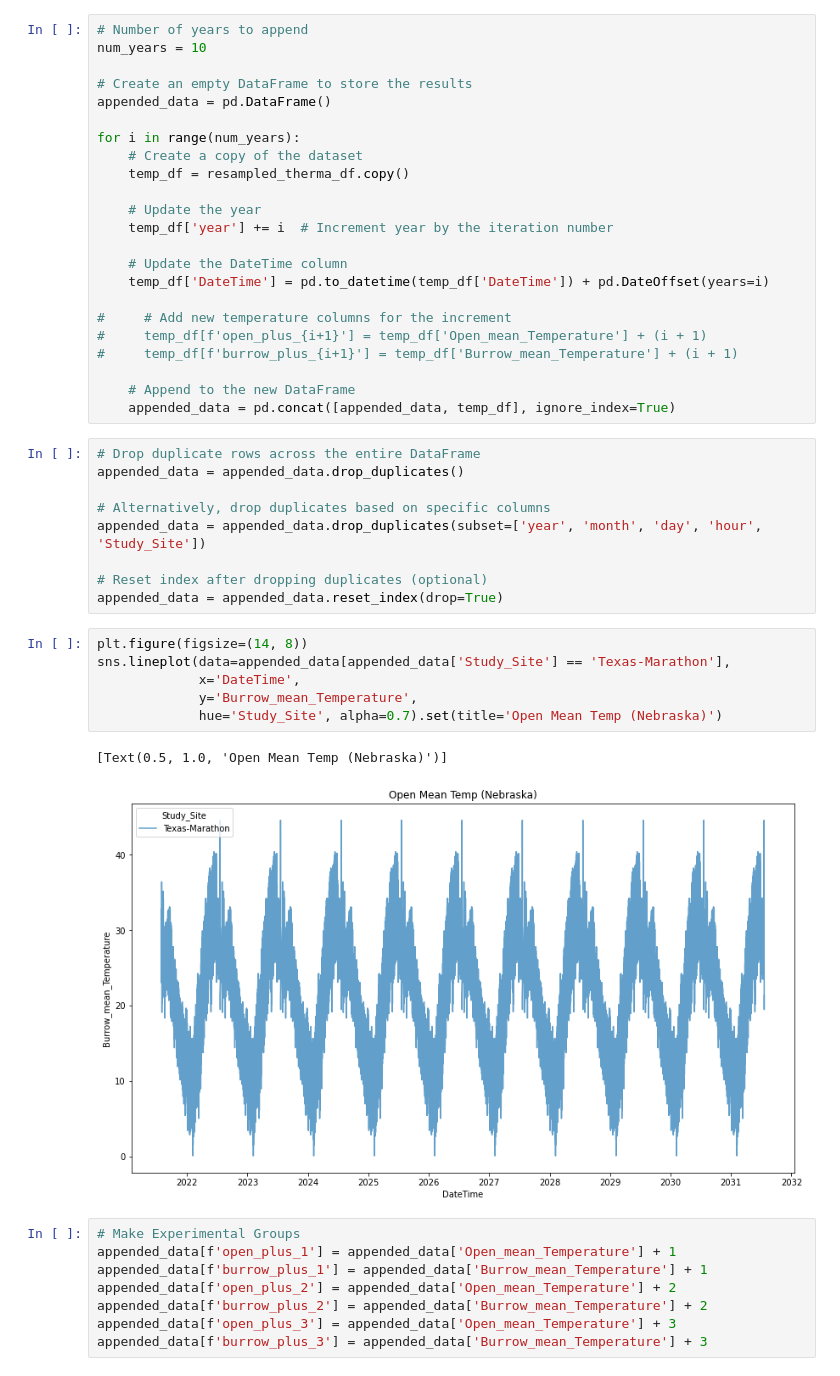
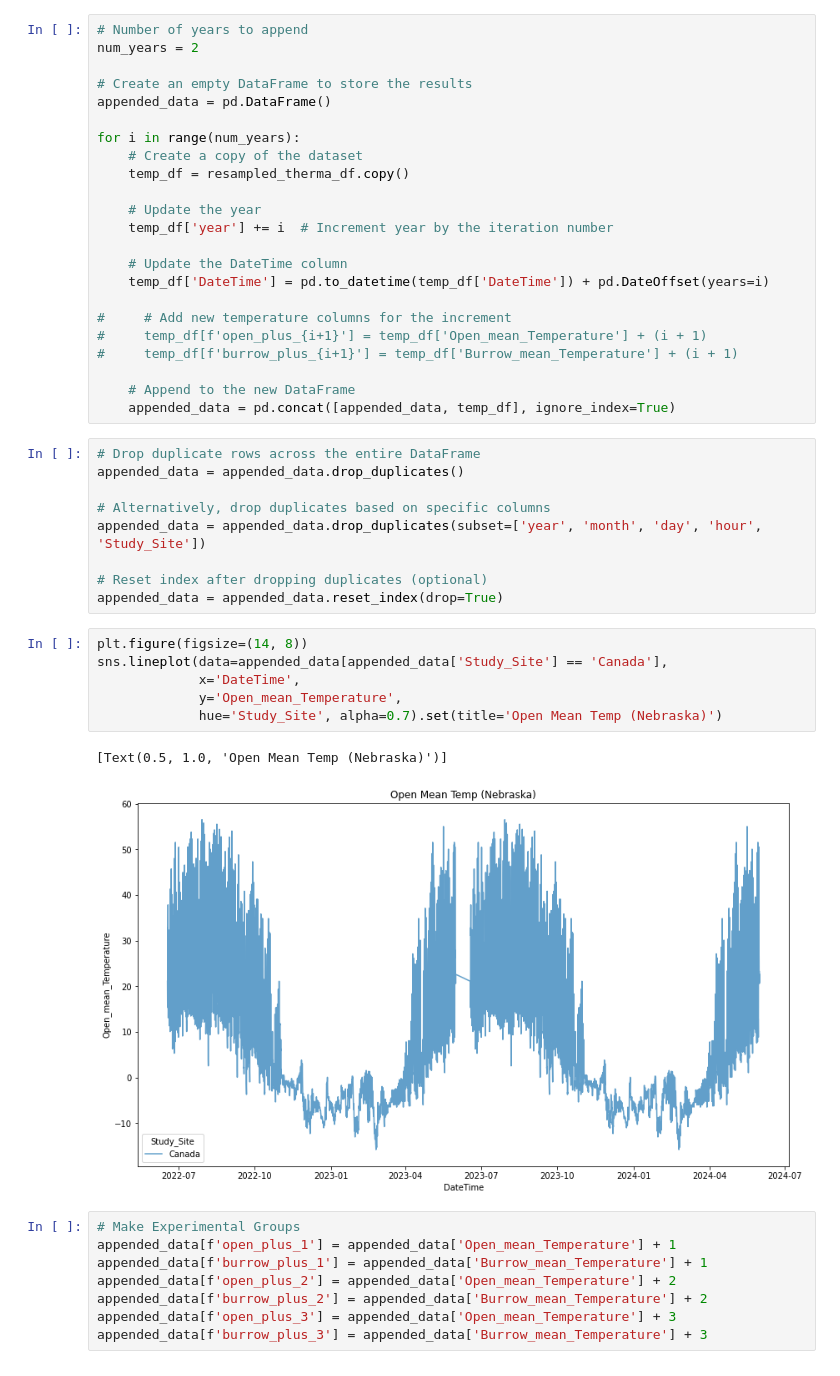
Before and after one commit to michaelremington2/therma_sim, a Jupyter notebook: src/therma_sim/get_data.ipynb, the cells around one changed output. Drawn from its saved outputs; the diff is of its cells as text.

Commit message:
Remade make data script.

```diff
--- a/src/therma_sim/get_data.ipynb
+++ b/src/therma_sim/get_data.ipynb
@@ -358,7 +358,7 @@ resampled_therma_df.head(50)
 | 49 | Canada | 2022-06-20 00:00:00 | 2022 | 6 | 20 | 0 | 15.732500 | 0.517312 | ... |
 # %%
 # Number of years to append
-num_years = 10
+num_years = 2
 
 # Create an empty DataFrame to store the results
 appended_data = pd.DataFrame()
@@ -390,13 +390,13 @@ appended_data = appended_data.drop_duplicates(subset=['year', 'month', 'day', 'h
 appended_data = appended_data.reset_index(drop=True)
 # %%
 plt.figure(figsize=(14, 8))
-sns.lineplot(data=appended_data[appended_data['Study_Site'] == 'Texas-Marathon'],
+sns.lineplot(data=appended_data[appended_data['Study_Site'] == 'Canada'],
              x='DateTime',
-             y='Burrow_mean_Temperature',
+             y='Open_mean_Temperature',
              hue='Study_Site', alpha=0.7).set(title='Open Mean Temp (Nebraska)')
 # %% [output]
 [Text(0.5, 1.0, 'Open Mean Temp (Nebraska)')]
-[figure, old version]
+[figure, new version]
 # %%
 # Make Experimental Groups
 appended_data[f'open_plus_1'] = appended_data['Open_mean_Temperature'] + 1
```
Also changed, not shown: parts of 1 cell of this notebook, 9 other files.
